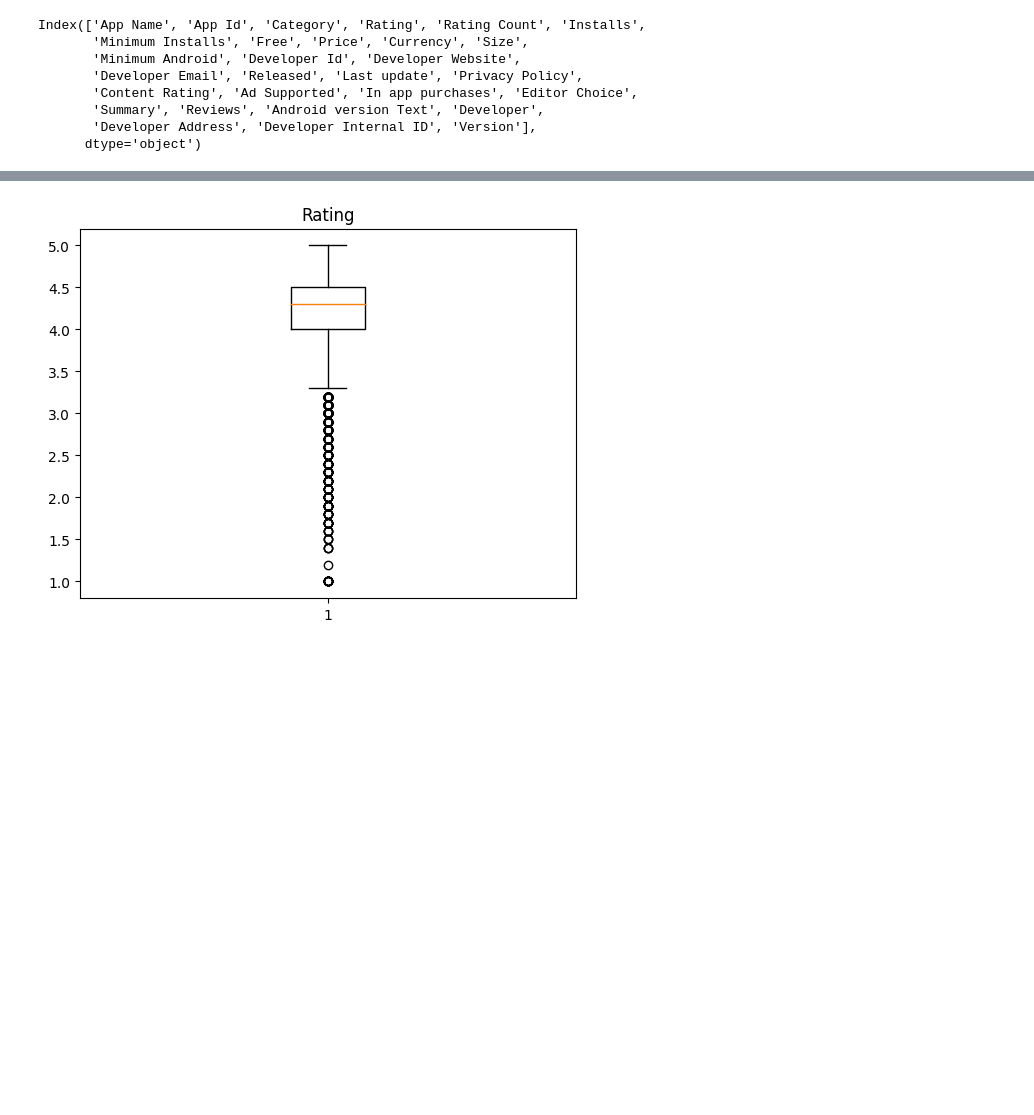
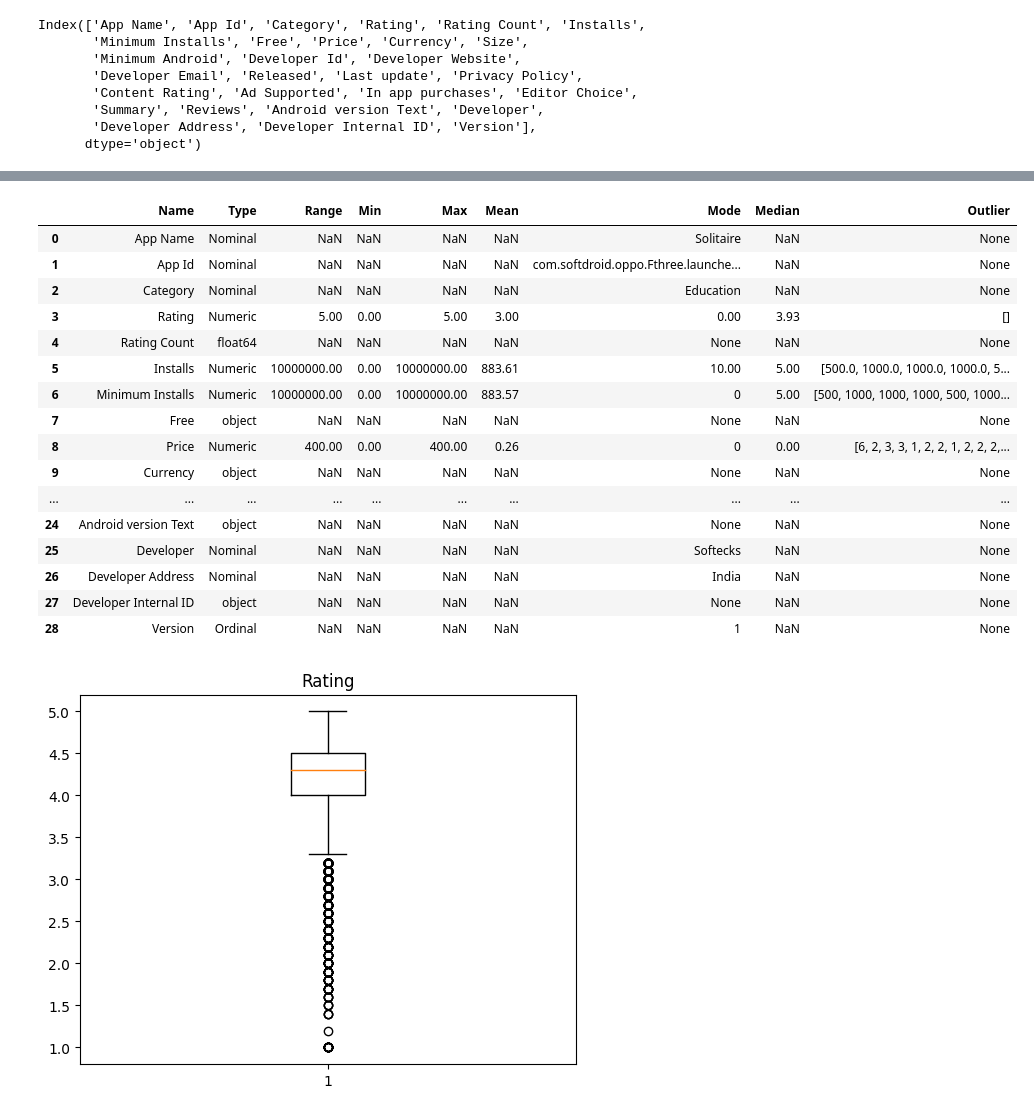
Before and after one commit to tahmine-t/DataMining_Prj, a Jupyter notebook: datamining_1.ipynb, the cells around one changed output, grey strips where cells are left out. Cells and saved outputs as stored; diff of their text form; code cells hidden in the pictures; blank space fills up the shorter version.

```diff
--- a/datamining_1.ipynb
+++ b/datamining_1.ipynb
@@ -80,10 +169,9 @@ import pandas as pd
 
 # Assuming your dataset is in a DataFrame named 'df'
 unnamed_cols = [col for col in df1.columns if 'Unnamed' in col]  # Find unnamed columns
-df1.drop(unnamed_cols, axis=1, inplace=True)  # Drop unnamed columns
+df1_copy = df1.drop(unnamed_cols, axis=1)  # Drop unnamed columns
 
-# Verify the result
-print(df1.columns)
+print(df1_copy.columns)
 # %% [output]
 Index(['App Name', 'App Id', 'Category', 'Rating', 'Rating Count', 'Installs',
        'Minimum Installs', 'Free', 'Price', 'Currency', 'Size',
@@ -119,0 +184,4 @@ print(df1[ 'Size'].unique())
+# %%
+comverted_install = df1['Installs'].str.replace(',', '').str.replace('+', '').fillna('0').astype('float')
+df1_copy['Installs'] = comverted_install / 1000.0
+df1_copy['Installs']
@@ -266,3 +312,29 @@ analyze_dataset1(df1)
+# %%
+Nominal = ['App Name', 'App Id', 'Category', 'Summery', 'Developer', 'Developer Address', 'Developer Email', 'Developer Website', 'Developer ', 'Privacy Policy']
+Ordinal = ['Content Rating', 'Last Updated', 'Minimum Android', 'Android Versio text', 'Version']
+Numeric = ['Rating', 'Minimum Installs', 'Price', 'Reviews', 'Installs', 'Size']
+
+result = analyze_dataset(df1_copy, Nominal , Ordinal , Numeric)
+# %%
+result
+# %% [output]
+|  | Name | Type | Range | Min | Max | Mean | Mode | Median | Outlier |
+| 0 | App Name | Nominal | NaN | NaN | NaN | NaN | Solitaire | NaN | None |
+| 1 | App Id | Nominal | NaN | NaN | NaN | NaN | com.softdroid.oppo.Fthree.launche... | NaN | None |
+| 2 | Category | Nominal | NaN | NaN | NaN | NaN | Education | NaN | None |
+| 3 | Rating | Numeric | 5.00 | 0.00 | 5.00 | 3.00 | 0.00 | 3.93 | [] |
+| 4 | Rating Count | float64 | NaN | NaN | NaN | NaN | None | NaN | None |
+| 5 | Installs | Numeric | 10000000.00 | 0.00 | 10000000.00 | 883.61 | 10.00 | 5.00 | [500.0, 1000.0, 1000.0, 1000.0, 5... |
+| 6 | Minimum Installs | Numeric | 10000000.00 | 0.00 | 10000000.00 | 883.57 | 0 | 5.00 | [500, 1000, 1000, 1000, 500, 1000... |
+| 7 | Free | object | NaN | NaN | NaN | NaN | None | NaN | None |
+| 8 | Price | Numeric | 400.00 | 0.00 | 400.00 | 0.26 | 0 | 0.00 | [6, 2, 3, 3, 1, 2, 2, 1, 2, 2, 2,... |
+| 9 | Currency | object | NaN | NaN | NaN | NaN | None | NaN | None |
+| ... | ... | ... | ... | ... | ... | ... | ... | ... | ... |
+| 24 | Android version Text | object | NaN | NaN | NaN | NaN | None | NaN | None |
+| 25 | Developer | Nominal | NaN | NaN | NaN | NaN | Softecks | NaN | None |
+| 26 | Developer Address | Nominal | NaN | NaN | NaN | NaN | India | NaN | None |
+| 27 | Developer Internal ID | object | NaN | NaN | NaN | NaN | None | NaN | None |
+| 28 | Version | Ordinal | NaN | NaN | NaN | NaN | 1 | NaN | None |
 # %%
 # numeric = ["Size", ]
 numeric = df.select_dtypes(include=['number']).columns
```
Also changed, not shown: parts of 34 cells of this notebook.
